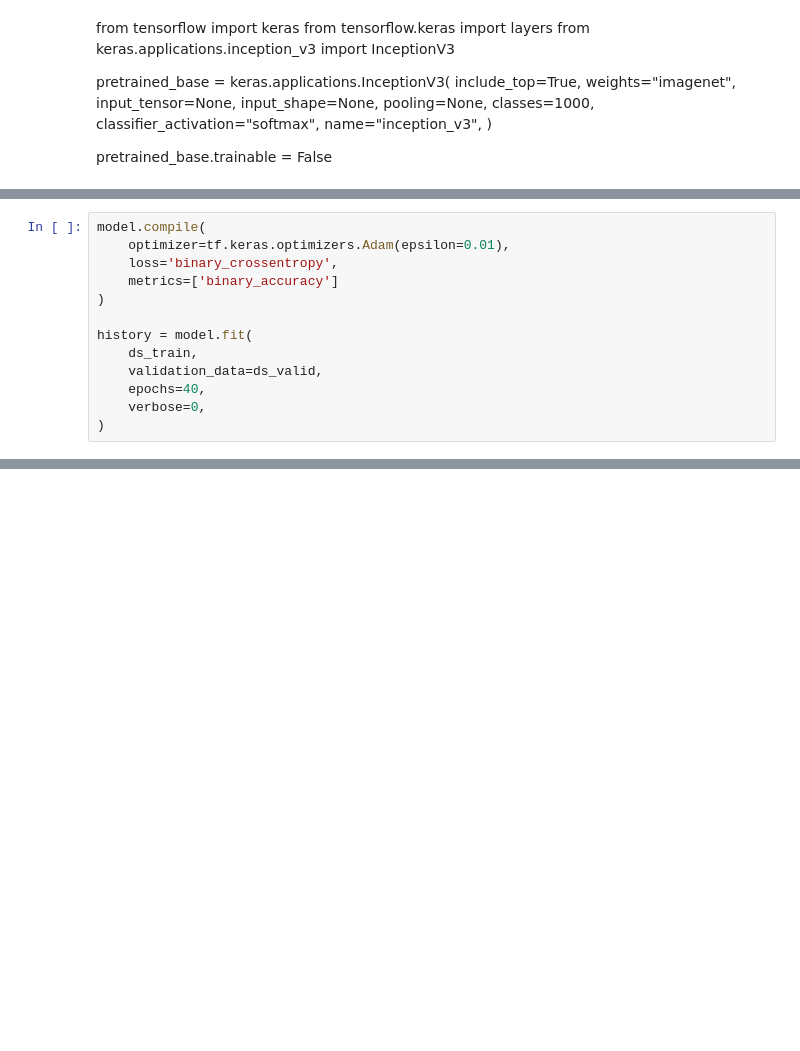
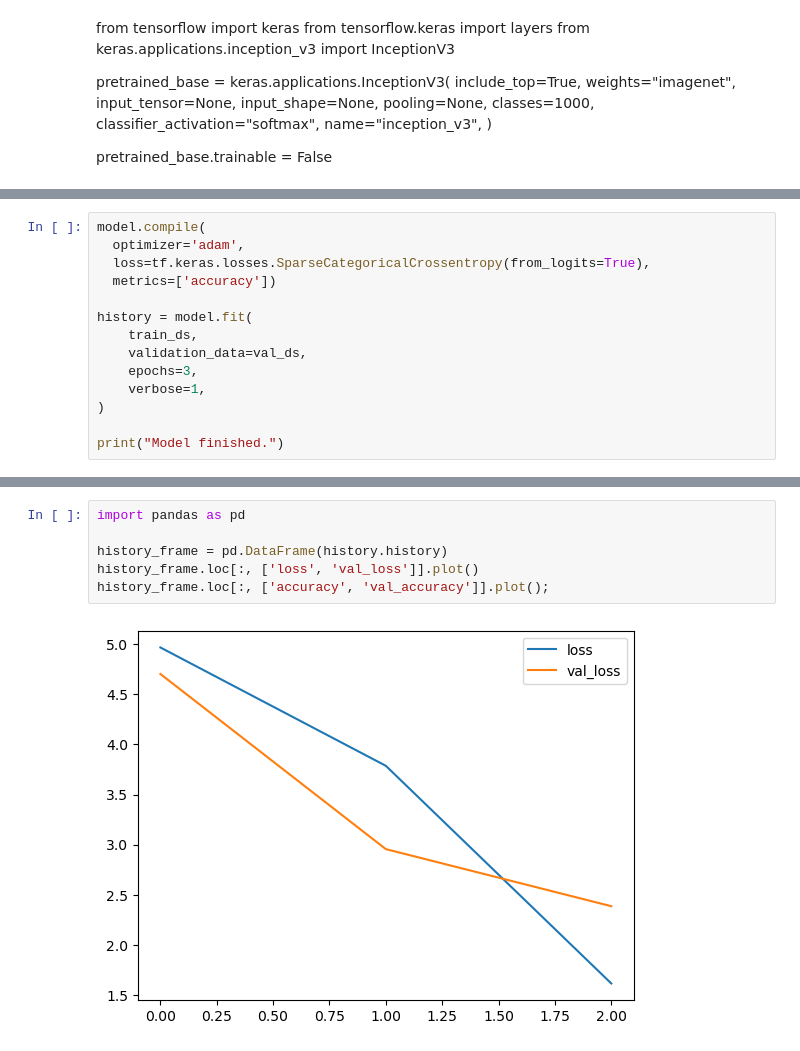
Before and after one commit to LucaA777/First-Gen_Pokemon_Image_Classifier, a Jupyter notebook: classifier.ipynb, the cells around one changed output, grey strips where cells are left out. Saved outputs shown, nothing was run; the diff lists cells and outputs as text; blank space fills up the shorter version.

```diff
--- a/classifier.ipynb
+++ b/classifier.ipynb
@@ -125,15 +162,16 @@ Model: "sequential"
  Non-trainable params: 0 (0.00 B)
 # %%
 model.compile(
-    optimizer=tf.keras.optimizers.Adam(epsilon=0.01),
-    loss='binary_crossentropy',
-    metrics=['binary_accuracy']
+  optimizer='adam',
+  loss=tf.keras.losses.SparseCategoricalCrossentropy(from_logits=True),
+  metrics=['accuracy'])
+
+history = model.fit(
+    train_ds,
+    validation_data=val_ds,
+    epochs=3,
+    verbose=1,
 )
 
-history = model.fit(
-    ds_train,
-    validation_data=ds_valid,
-    epochs=40,
-    verbose=0,
-)
+print("Model finished.")
 # %% [output]
@@ -140,0 +185,8 @@ ValueError: None values not supported.
+# %%
+import pandas as pd
+
+history_frame = pd.DataFrame(history.history)
+history_frame.loc[:, ['loss', 'val_loss']].plot()
+history_frame.loc[:, ['accuracy', 'val_accuracy']].plot();
+# %% [output]
+[figure, added]
```
Also changed, not shown: parts of 12 cells of this notebook.
